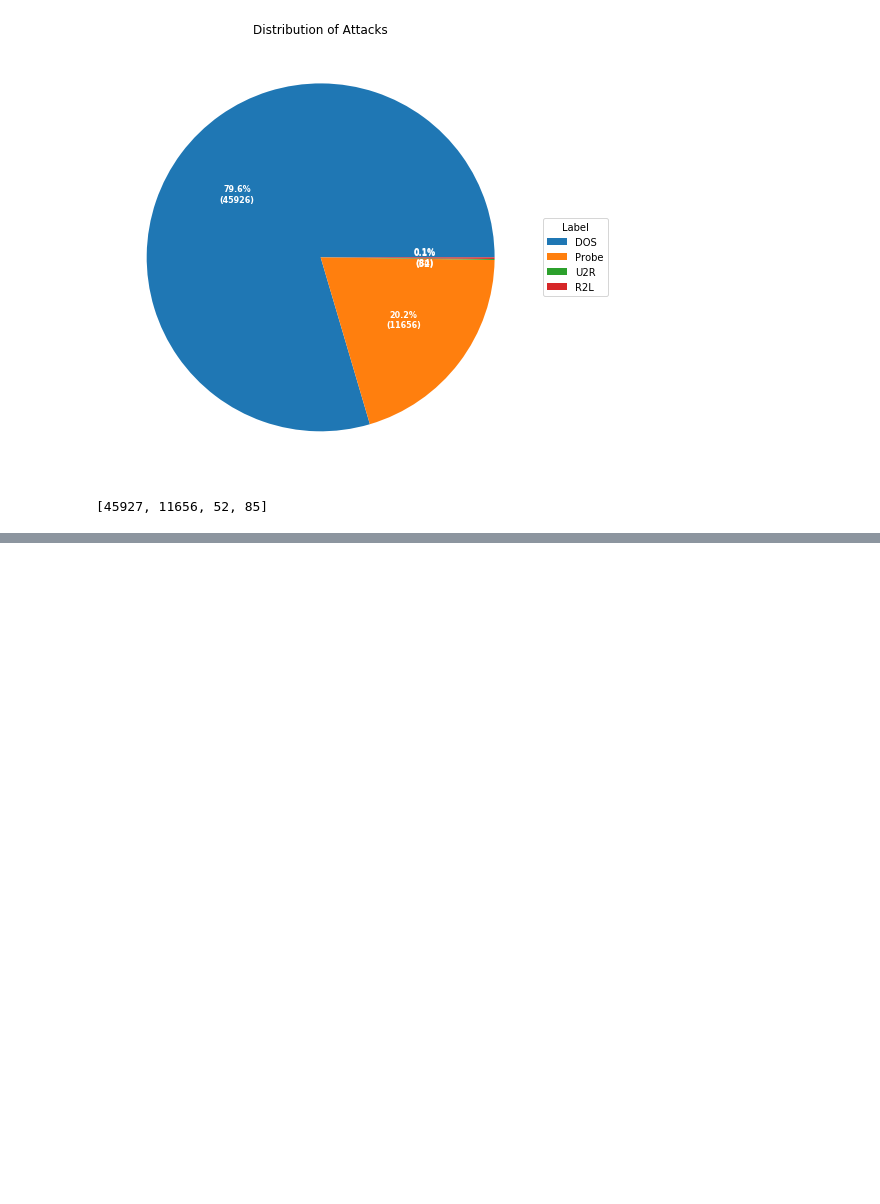
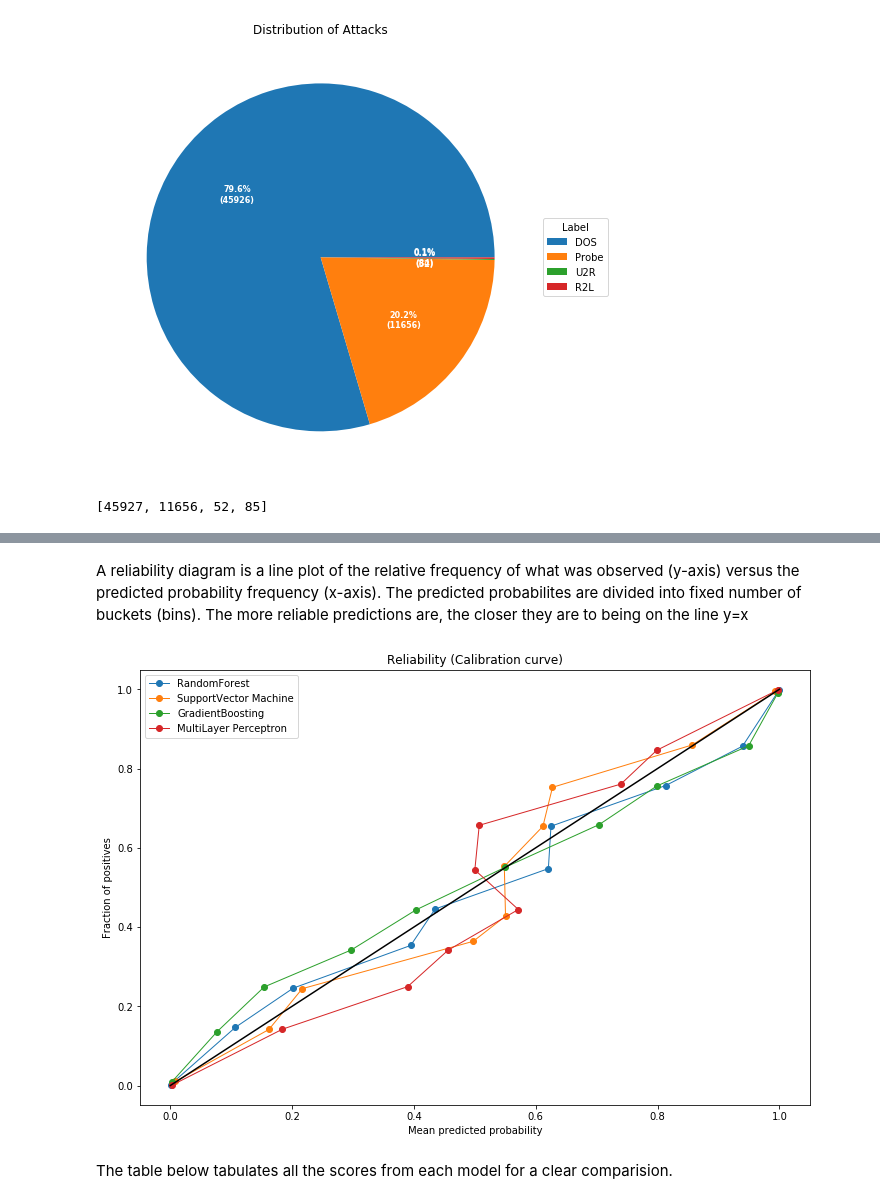
Before and after one commit to bhvya1505/Intrusion-Detection, a Jupyter notebook: Performance Evaluation of Supervised Machine Learning Algorithms for Intrusion Detection.ipynb, the cells around one changed output, grey strips where cells are left out. Drawn from its saved outputs; the diff is of its cells as text; code cells hidden in the pictures; blank space fills up the shorter version.

Commit message:
model documentation

```diff
--- a/Performance Evaluation of Supervised Machine Learning Algorithms for Intrusion Detection.ipynb
+++ b/Performance Evaluation of Supervised Machine Learning Algorithms for Intrusion Detection.ipynb
@@ -381,23 +557,29 @@ ax.legend(loc="bottom right")
+# %% [markdown]
+A reliability diagram is a line plot of the relative frequency of what was observed (y-axis) versus the predicted probability frequency (x-axis). The predicted probabilites are divided into fixed number of buckets (bins). The more reliable predictions are, the closer they are to being on the line y=x
 # %%
 rf_x, rf_y = calibration_curve(y_test, rf_prob, n_bins=10)
 sv_x, sv_y = calibration_curve(y_test, svm_prob, n_bins=10)
 lg_x, lg_y = calibration_curve(y_test, lg_prob, n_bins=10)
 nb_x, nb_y = calibration_curve(y_test, nb_prob, n_bins=10)
 gb_x, gb_y = calibration_curve(y_test, gb_prob, n_bins=10)
 mlp_x, mlp_y = calibration_curve(y_test, mlp_prob, n_bins=10)
 
 fig, ax = plt.subplots(figsize=(12,8))
 ax.plot(rf_x, rf_y, marker= 'o', linewidth= '1', label= 'RandomForest')
 ax.plot(sv_x, sv_y, marker= 'o', linewidth= '1', label= 'SupportVector Machine')
-ax.plot(lg_x, lg_y, marker= 'o', linewidth= '1', label= 'LogisticRegression')
-ax.plot(nb_x, nb_y, marker= 'o', linewidth= '1', label= 'GaussianNB')
-# ax.plot(gb_x, gb_y, marker= 'o', linewidth= '1', label= 'GradientBoosting')
-# ax.plot(mlp_x, mlp_y, marker= 'o', linewidth= '1', label= 'MultiLayer Perceptron')
+# ax.plot(lg_x, lg_y, marker= 'o', linewidth= '1', label= 'LogisticRegression')
+# ax.plot(nb_x, nb_y, marker= 'o', linewidth= '1', label= 'GaussianNB')
+ax.plot(gb_x, gb_y, marker= 'o', linewidth= '1', label= 'GradientBoosting')
+ax.plot(mlp_x, mlp_y, marker= 'o', linewidth= '1', label= 'MultiLayer Perceptron')
 
 line = mlines.Line2D([0,1],[0,1], color='black')
 ax.add_line(line)
 ax.legend()
 plt.xlabel('Mean predicted probability')
 plt.ylabel('Fraction of positives')
-plt.title('Calibration curve')
+plt.title('Reliability (Calibration curve)')
 plt.show()
+# %% [output]
+[figure, added]
+# %% [markdown]
+The table below tabulates all the scores from each model for a clear comparision.
```
Also changed, not shown: parts of 32 cells of this notebook, 2 other files.
